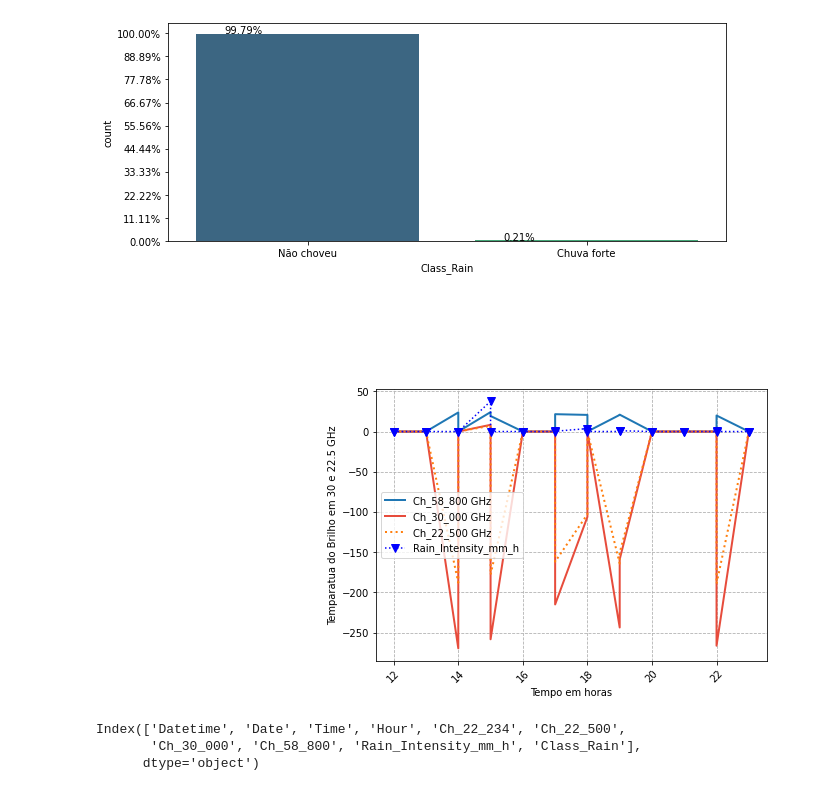
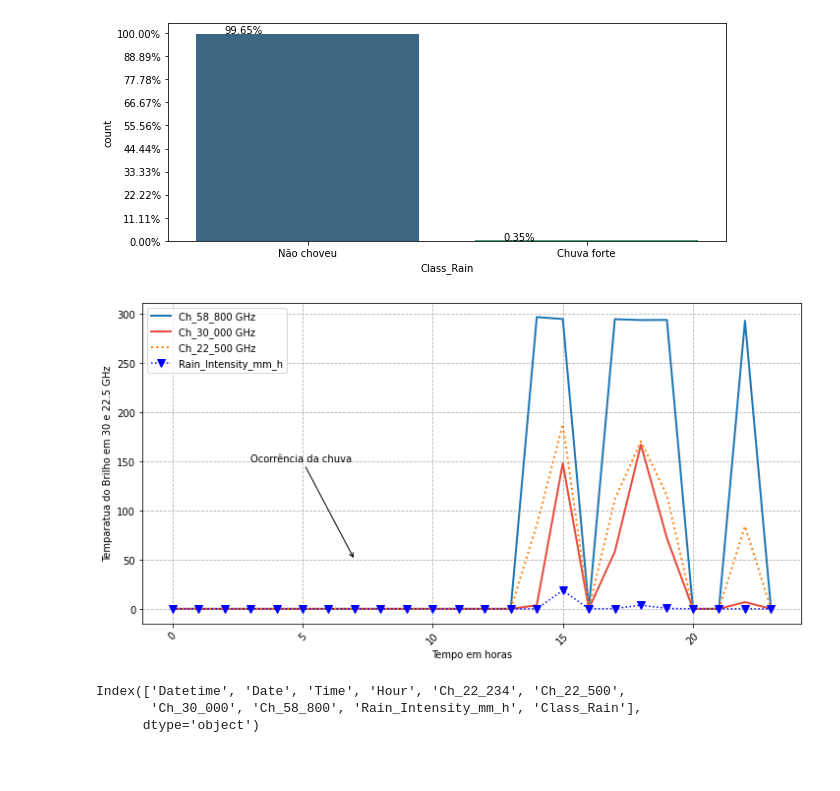
Before and after one commit to lourencocavalcante/Geospatial-Data-Science, a Jupyter notebook: INPE_CAP425_ProjetoFinal_PredictRain_Lourenco_.ipynb, the cells around one changed output. Saved outputs shown, nothing was run; the diff lists cells and outputs as text; code cells hidden in the pictures; blank space fills up the shorter version.

```diff
--- a/INPE_CAP425_ProjetoFinal_PredictRain_Lourenco_.ipynb
+++ b/INPE_CAP425_ProjetoFinal_PredictRain_Lourenco_.ipynb
@@ -224,7 +224,7 @@ df_RD80_final[['Ch_22_234', 'Ch_22_500', 'Ch_23_034', 'Ch_23_834', 'Ch_25_000',
        'Ch_30_000', 'Ch_58_800']].astype(float)
 # %%
 #Conversão de Kelvin(K) para Celcius(°C)
-convert_k_c = ['Ch_22_234', 'Ch_22_500', 'Ch_23_034', 'Ch_23_834', 'Ch_25_000', 'Ch_26_234','Ch_30_000', 'Ch_58_800']
+'''convert_k_c = ['Ch_22_234', 'Ch_22_500', 'Ch_23_034', 'Ch_23_834', 'Ch_25_000', 'Ch_26_234','Ch_30_000', 'Ch_58_800']
 
 for k_c in range(0, len(convert_k_c)):
- df_RD80_final[convert_k_c[k_c]] = df_RD80_final[convert_k_c[k_c]]-273.15
+ df_RD80_final[convert_k_c[k_c]] = df_RD80_final[convert_k_c[k_c]]-273.15'''
@@ -427,7 +429,7 @@ Data columns (total 6 columns):
 dtypes: datetime64[ns](1), float64(5)
 memory usage: 41.3 KB
 # %%
-df_multisensors_rna_final = df_multisensors_rna.set_index('Datetime').resample('30T').mean()
+df_multisensors_rna_final = df_multisensors_rna.set_index('Datetime').resample('60T').mean()
 # %%
 #Substituindo valores Nulos por 0 (zero)
 df_multisensors_rna_final.fillna(value = 0,  inplace = True)
@@ -556,26 +558,26 @@ plt.show()
 [figure]
 # %%
 #Plotando o acumulado da intensidade da chuva por horário do dia
-df_filter_multisensors_rna_test = df_multisensors_rna_final.query("(Datetime >= '2022-03-01 12:00:00' and Datetime <= '2022-03-01 23:59:59')")
+df_filter_multisensors_rna_test = df_multisensors_rna_final.query("(Datetime >= '2022-03-01 00:00:00' and Datetime <= '2022-03-01 23:59:59')")
 
 ax = plt.gca()
 plt.rcParams["figure.figsize"] = [20,5]
 
 df_filter_multisensors_rna_test.plot(kind='line',y="Ch_58_800",x='Hour', label='Ch_58_800 GHz',linewidth = 2,linestyle='solid', ax=ax)
 df_filter_multisensors_rna_test.plot(kind='line',y="Ch_30_000",x='Hour', label='Ch_30_000 GHz',linewidth = 2,linestyle='solid', color='#E74C3C', ax=ax)
 df_filter_multisensors_rna_test.plot(kind='line',y="Ch_22_500",x='Hour', label='Ch_22_500 GHz',linewidth = 2,linestyle='dotted', ax=ax)
 df_filter_multisensors_rna_test.plot(kind="line",y="Rain_Intensity_mm_h",x="Hour",label='Rain_Intensity_mm_h', linestyle='dotted', marker='v', color='b',markerfacecolor='b', markersize=8, ax=ax)
 
 
 plt.annotate('Ocorrência da chuva', xy=(7, 50), arrowprops=dict(arrowstyle='->'), xytext=(3, 150))
 
 plt.ylabel("Temparatua do Brilho em 30 e 22.5 GHz")
 plt.xlabel("Tempo em horas")
 plt.xticks(rotation = 45)
 plt.grid(False,linestyle='--')
 plt.grid(True)
 # %% [output]
-[figure, old version]
+[figure, new version]
 # %%
 df_multisensors_rna_final.columns
 # %% [output]
```
Also changed, not shown: parts of 11 cells of this notebook.
